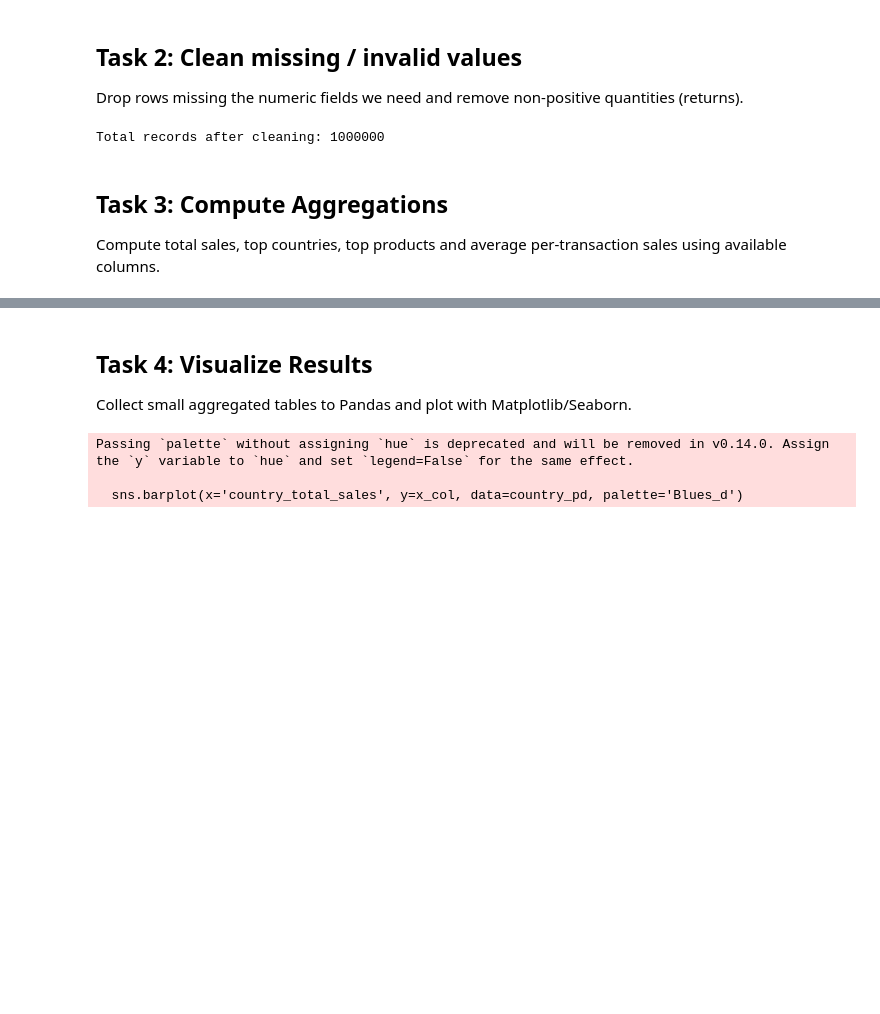
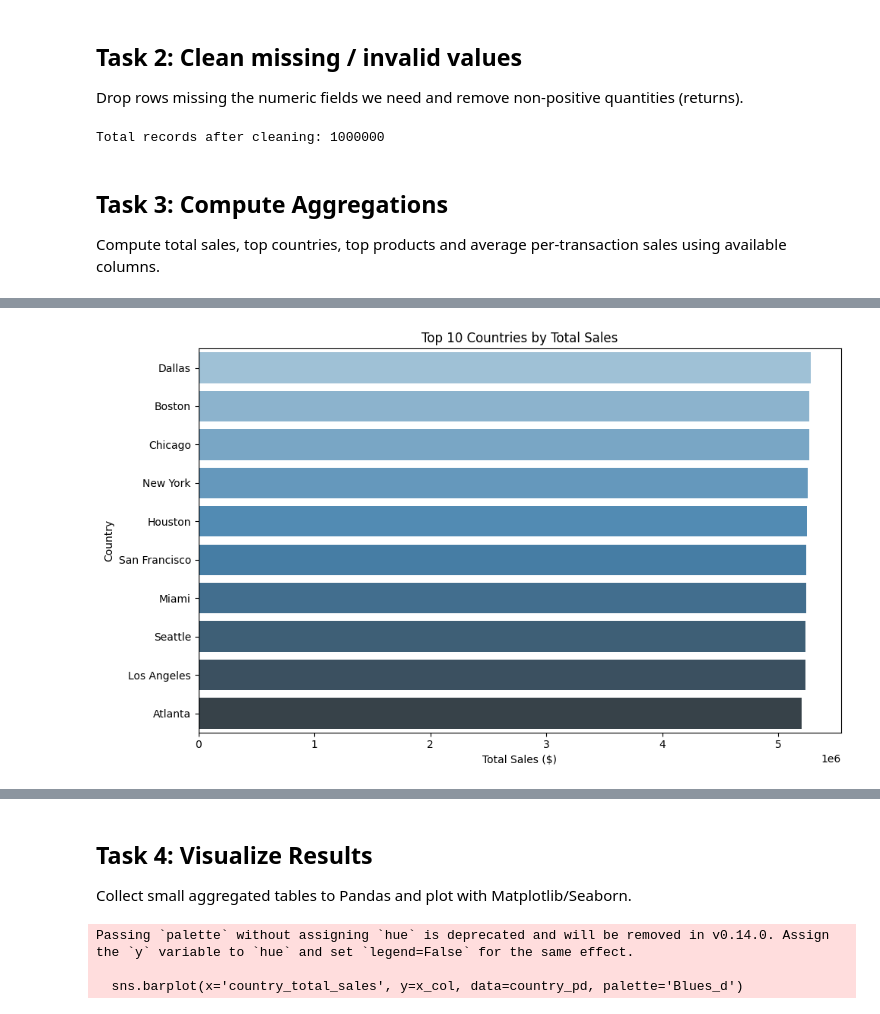
Before and after one commit to StrikerEurika/data-engineer-constellation, a Jupyter notebook: projects/I4S2-TP08-sales-analysis-project/notebooks/Analysis.ipynb, the cells around one changed output, grey strips where cells are left out. Drawn from its saved outputs; the diff is of its cells as text; code cells hidden in the pictures; blank space fills up the shorter version.

```diff
--- a/projects/I4S2-TP08-sales-analysis-project/notebooks/Analysis.ipynb
+++ b/projects/I4S2-TP08-sales-analysis-project/notebooks/Analysis.ipynb
@@ -180,0 +186,95 @@ Average Sales per Transaction: $52.46
+# %%
+import matplotlib.pyplot as plt
+import seaborn as sns
+
+# Plot top countries if available
+if 'country_sales' in globals() and country_sales is not None:
+    country_pd = country_sales.limit(10).toPandas()
+    x_col = country_pd.columns[0]
+    plt.figure(figsize=(10,6))
+    sns.barplot(x='country_total_sales', y=x_col, data=country_pd, palette='Blues_d')
+    plt.title('Top 10 Countries by Total Sales')
+    plt.xlabel('Total Sales ($)')
+    plt.ylabel('Country')
+    plt.tight_layout()
+    plt.show()
+else:
+    print('No country sales to plot')
+
+# Plot top products if available
+if 'product_sales' in globals() and product_sales is not None:
+    prod_pd = product_sales.limit(10).toPandas()
+    # choose a label column (prefer description)
+    label_col = None
+    for c in prod_pd.columns:
+        if c.lower() in ('description', 'product', 'product_id'):
+            label_col = c
+            break
+    if label_col is None: label_col = prod_pd.columns[0]
+    plt.figure(figsize=(12,6))
+    sns.barplot(x='product_total_sales', y=label_col, data=prod_pd, palette='Greens_d')
+    plt.title('Top 10 Products by Total Sales')
+    plt.xlabel('Total Sales ($)')
+    plt.ylabel('Product')
+    plt.tight_layout()
+    plt.show()
+else:
+    print('No product sales to plot')
+
+# Payment Distribution
+payment_col = find_col('payment_method', 'Payment_Method', 'PaymentType', 'Payment')
+
+if payment_col is not None:
+    payment_dist_spark = clean_sales_df.groupBy(payment_col).count().orderBy(desc('count'))
+    payment_dist_pd = payment_dist_spark.toPandas()
+
+    plt.figure(figsize=(10, 6))
+    colors = plt.cm.Set3(range(len(payment_dist_pd)))
+    plt.pie(payment_dist_pd['count'].values, labels=payment_dist_pd[payment_col].values,
+            autopct='%1.1f%%', startangle=90, colors=colors)
+    plt.title('Payment Method Distribution')
+    plt.tight_layout()
+    plt.show()
+else:
+    print('Payment method column not found; cannot plot payment distribution')
+
+# Seasonal Revenue
+date_col = find_col('date', 'Date', 'Transaction_Date', 'InvoiceDate')
+
+if date_col is not None:
+    from pyspark.sql.functions import to_date, month, when
+
+    # Parse date and extract month
+    sales_with_date = sales_with_total.withColumn('date', to_date(col(date_col)))
+    sales_with_date = sales_with_date.withColumn('month', month(col('date')))
+
+    # Map months to seasons
+    season_col = when((col('month').isin(12, 1, 2)), 'Winter') \
+                 .when((col('month').isin(3, 4, 5)), 'Spring') \
+                 .when((col('month').isin(6, 7, 8)), 'Summer') \
+                 .otherwise('Fall')
+
+    sales_with_date = sales_with_date.withColumn('season', season_col)
+
+    # Revenue by season
+    season_revenue_spark = sales_with_date.groupBy('season') \
+        .agg(spark_sum('total_price').alias('Revenue')) \
+        .orderBy(desc('Revenue'))
+
+    season_revenue_pd = season_revenue_spark.toPandas()
+
+    # Reorder by season (not by revenue)
+    season_order = ['Winter', 'Spring', 'Summer', 'Fall']
+    season_revenue_pd['season'] = pd.Categorical(season_revenue_pd['season'],
+                                                   categories=season_order, ordered=True)
+    season_revenue_pd = season_revenue_pd.sort_values('season')
+
+    plt.figure(figsize=(10, 6))
+    sns.barplot(x='season', y='Revenue', data=season_revenue_pd, palette='coolwarm')
+    plt.title('Revenue by Season')
+    plt.ylabel('Total Revenue ($)')
+    plt.tight_layout()
+    plt.show()
+else:
+    print('Date column not found; cannot compute seasonal revenue')
+# %% [output]
@@ -180,0 +284 @@ Average Sales per Transaction: $52.46
+[figure, added]
```
Also changed, not shown: parts of 15 cells of this notebook.
